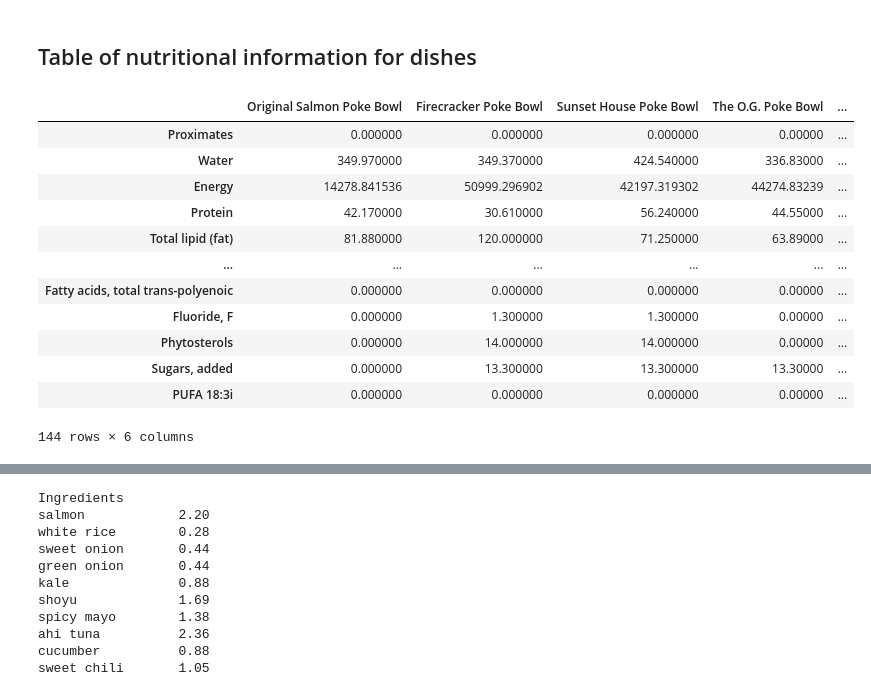
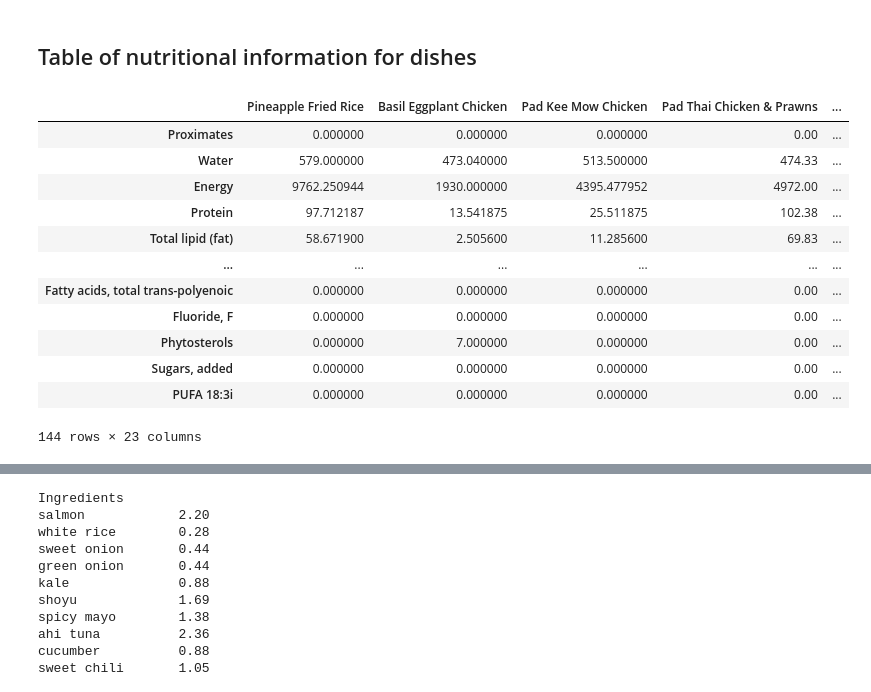
Before and after one commit to HoshiaiP/EEP153Atwater, a Jupyter notebook: Project2_0.ipynb, the cells around one changed output, grey strips where cells are left out. Drawn from its saved outputs; the diff is of its cells as text; code cells hidden in the pictures.

```diff
--- a/Project2_0.ipynb
+++ b/Project2_0.ipynb
@@ -86,8 +100,8 @@ dri(10, 'F', dri_min, dri_max)
 # %% [markdown]
 ## Data on prices for different foods
 # %%
-# get food list from five restaurants
-food_list_total = pd.read_csv("FoodList1.csv")
+# get food list from four restaurants
+food_list_total = pd.read_csv("FoodList.csv")
 food_list_total = food_list_total.astype({"FDC": str})
 food_list_total
 # %% [output]
@@ -120,6 +134,7 @@ from collections import defaultdict
 
 # get nutritional information for ingredients
 ing_res = []
+ing_res_list = []
 for i in range(4):
     L = []
     D = {}
@@ -143,13 +158,14 @@ for i in range(4):
         except AttributeError:
             warnings.warn("Couldn't find FDC Code %s for food %s." % (food,FDC))
 
+    # construct nutrient tables
+    # list version
     FoodNutrients_Ing = pd.DataFrame(L,dtype=float)
     FoodNutrients_Ing.index = items
     FoodNutrients_Ing = FoodNutrients_Ing.fillna(0)
     FoodNutrients_Ing = FoodNutrients_Ing.transpose()
-
-    #FoodNutrients_Ing
-
+    ing_res_list.append(FoodNutrients_Ing)
+    # dictionary version
     FoodNutrients_Ing_d = pd.DataFrame(D,dtype=float)
     FoodNutrients_Ing_d = FoodNutrients_Ing_d.fillna(0)
     ing_res.append(FoodNutrients_Ing_d)
@@ -177,11 +189,10 @@ ing_res[0]
 # %%
+# construct price vector for dishes
 # Convert food quantities to FDC units
-food_list['FDC Quantity'] = food_list[['Quantity','Unit']].T.apply(lambda x : fdc.units(x['Quantity'],x['Unit']))
+food_list_total['FDC Quantity'] = food_list_total[['Quantity','Unit']].T.apply(lambda x : fdc.units(x['Quantity'],x['Unit']))
 
-# Now may want to filter df by time or place--need to get a unique set of food names.
-food_list['FDC Price'] = food_list['Dish_Price']/food_list.groupby('Dish',sort=False)['FDC Quantity'].sum()
+food_list_total['FDC Price'] = food_list_total['Dish_Price']/food_list_total.groupby('Dish',sort=False)['FDC Quantity'].sum()
 
-food_list.dropna(how='any') # Drop food with any missing data
+food_list_total.dropna(how='any')
 
-# To use minimum price observed
-Dish_Prices = food_list.groupby('Dish',sort=False)['Dish_Price'].min()/food_list.groupby('Dish',sort=False)['FDC Quantity'].sum()
+Dish_Prices = food_list_total.groupby('Dish',sort=False)['Dish_Price'].min()/food_list_total.groupby('Dish',sort=False)['FDC Quantity'].sum()
@@ -199,31 +199,39 @@ See the caveats in the documentation: https://pandas.pydata.org/pandas-docs/stab
 # %% [markdown]
 ## Table of nutritional information for dishes
 # %%
-# construct table of nutritional information for dishes
+# construct nutrient table for dishes
+FoodNutrients_Ing_total = pd.DataFrame()
+for t in ing_res_list:
+    FoodNutrients_Ing_total = pd.concat([FoodNutrients_Ing_total, t], axis=1)
 
-dishes = food_list.groupby('Dish',sort=False)['Ingredients'].count()
+FoodNutrients_Ing_total = FoodNutrients_Ing_total.fillna(0)
+
+
+dishes = food_list_total.groupby('Dish',sort=False)['Ingredients'].count()
 
 FoodNutrients = pd.DataFrame(columns=dishes.keys().tolist(),
                   index=FoodNutrients_Ing.index, )
+
+# sum up nutrients of each ingredient of the dishes
 start = 0
-end = 0
 for i, column in enumerate(FoodNutrients):
 
-    FoodNutrients[column] = FoodNutrients_Ing.iloc[:, start:start+dishes[i]].sum(axis=1)
+    FoodNutrients[column] = FoodNutrients_Ing_total.iloc[:, start:start+dishes[i]].sum(axis=1)
     start = start+dishes[i]
+
 FoodNutrients
 # %% [output]
-|  | Original Salmon Poke Bowl | Firecracker Poke Bowl | Sunset House Poke Bowl | The O.G. Poke Bowl | ... |
-| Proximates | 0.000000 | 0.000000 | 0.000000 | 0.00000 | ... |
-| Water | 349.970000 | 349.370000 | 424.540000 | 336.83000 | ... |
-| Energy | 14278.841536 | 50999.296902 | 42197.319302 | 44274.83239 | ... |
-| Protein | 42.170000 | 30.610000 | 56.240000 | 44.55000 | ... |
-| Total lipid (fat) | 81.880000 | 120.000000 | 71.250000 | 63.89000 | ... |
+|  | Pineapple Fried Rice | Basil Eggplant Chicken | Pad Kee Mow Chicken | Pad Thai Chicken & Prawns | ... |
+| Proximates | 0.000000 | 0.000000 | 0.000000 | 0.00 | ... |
+| Water | 579.000000 | 473.040000 | 513.500000 | 474.33 | ... |
+| Energy | 9762.250944 | 1930.000000 | 4395.477952 | 4972.00 | ... |
+| Protein | 97.712187 | 13.541875 | 25.511875 | 102.38 | ... |
+| Total lipid (fat) | 58.671900 | 2.505600 | 11.285600 | 69.83 | ... |
 | ... | ... | ... | ... | ... | ... |
-| Fatty acids, total trans-polyenoic | 0.000000 | 0.000000 | 0.000000 | 0.00000 | ... |
-| Fluoride, F | 0.000000 | 1.300000 | 1.300000 | 0.00000 | ... |
-| Phytosterols | 0.000000 | 14.000000 | 14.000000 | 0.00000 | ... |
-| Sugars, added | 0.000000 | 13.300000 | 13.300000 | 13.30000 | ... |
-| PUFA 18:3i | 0.000000 | 0.000000 | 0.000000 | 0.00000 | ... |
+| Fatty acids, total trans-polyenoic | 0.000000 | 0.000000 | 0.000000 | 0.00 | ... |
+| Fluoride, F | 0.000000 | 0.000000 | 0.000000 | 0.00 | ... |
+| Phytosterols | 0.000000 | 7.000000 | 0.000000 | 0.00 | ... |
+| Sugars, added | 0.000000 | 0.000000 | 0.000000 | 0.00 | ... |
+| PUFA 18:3i | 0.000000 | 0.000000 | 0.000000 | 0.00 | ... |
-144 rows × 6 columns
+144 rows × 23 columns
 # %%
```
Also changed, not shown: parts of 28 cells of this notebook, 1 other file.
